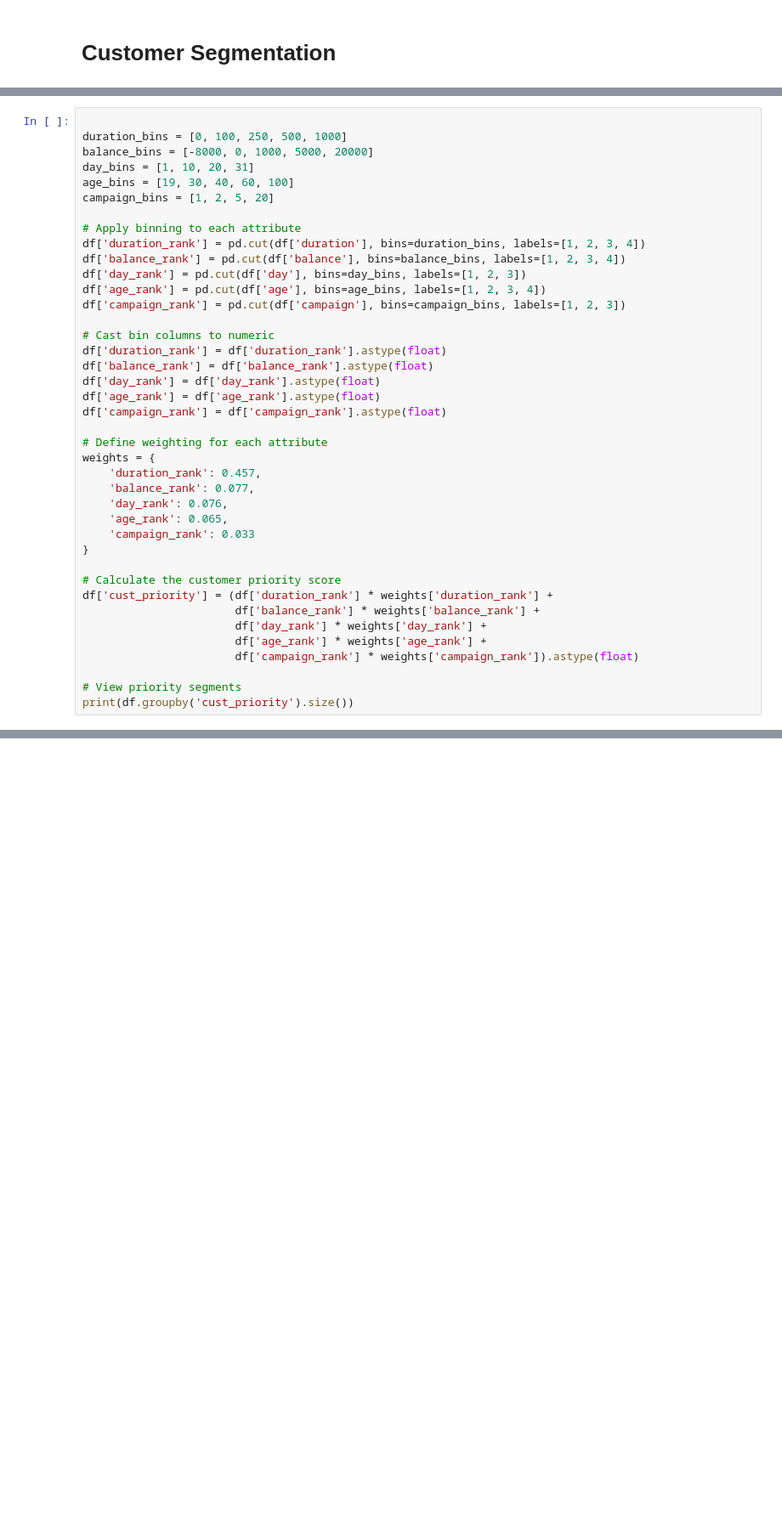
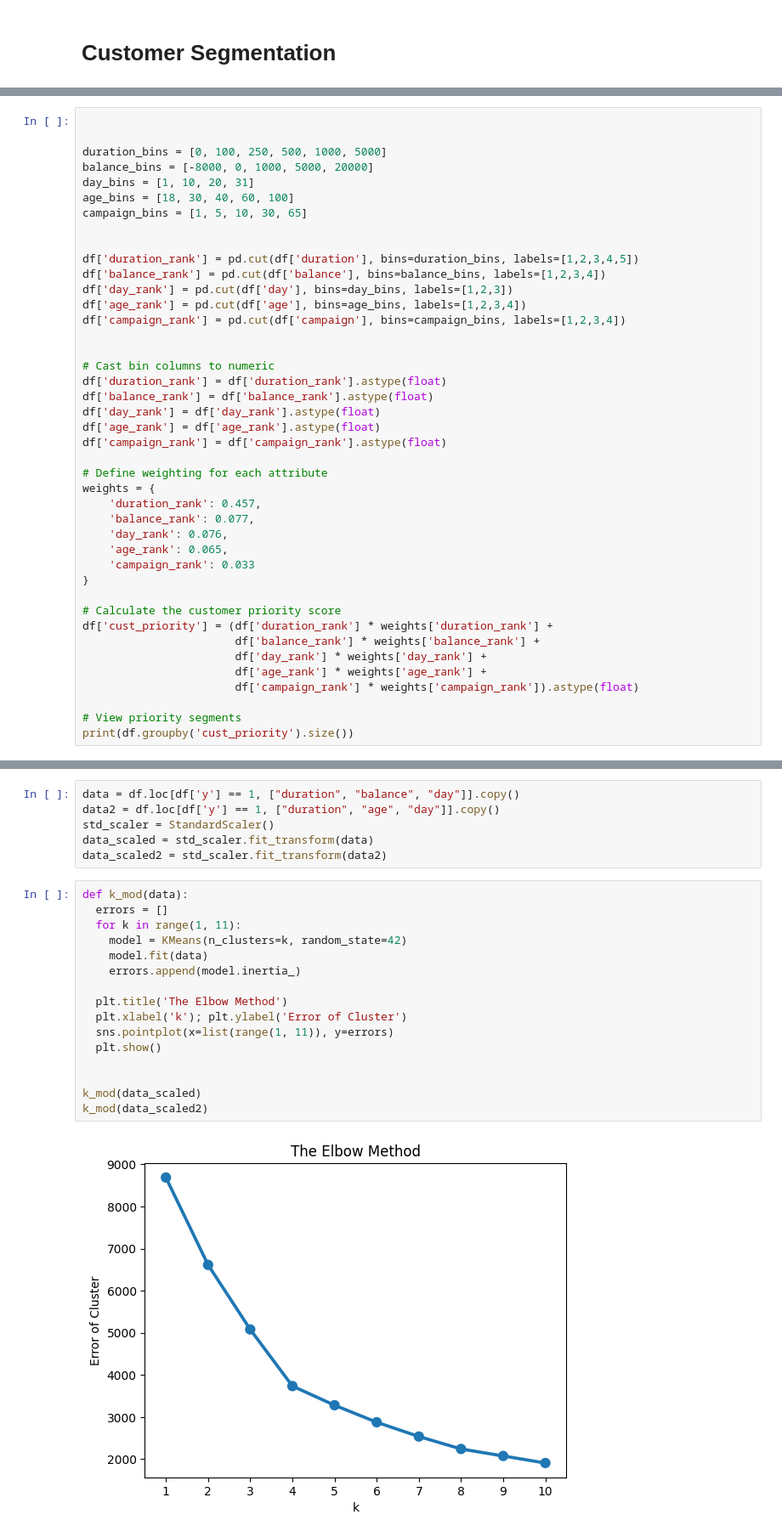
Before and after one commit to kuzhuppillil/4jwFB7LZrh7Mn9TT, a Jupyter notebook: Term_Deposit_Marketing.ipynb, the cells around one changed output, grey strips where cells are left out. Shown at 85% size. Saved outputs shown, nothing was run; the diff lists cells and outputs as text; blank space fills up the shorter version.

```diff
--- a/Term_Deposit_Marketing.ipynb
+++ b/Term_Deposit_Marketing.ipynb
@@ -821,17 +786,19 @@ ValueError: ignored
 # %%
 
-duration_bins = [0, 100, 250, 500, 1000]
+
+duration_bins = [0, 100, 250, 500, 1000, 5000]
 balance_bins = [-8000, 0, 1000, 5000, 20000]
 day_bins = [1, 10, 20, 31]
-age_bins = [19, 30, 40, 60, 100]
-campaign_bins = [1, 2, 5, 20]
+age_bins = [18, 30, 40, 60, 100]
+campaign_bins = [1, 5, 10, 30, 65]
 
-# Apply binning to each attribute
-df['duration_rank'] = pd.cut(df['duration'], bins=duration_bins, labels=[1, 2, 3, 4])
-df['balance_rank'] = pd.cut(df['balance'], bins=balance_bins, labels=[1, 2, 3, 4])
-df['day_rank'] = pd.cut(df['day'], bins=day_bins, labels=[1, 2, 3])
-df['age_rank'] = pd.cut(df['age'], bins=age_bins, labels=[1, 2, 3, 4])
-df['campaign_rank'] = pd.cut(df['campaign'], bins=campaign_bins, labels=[1, 2, 3])
+
+df['duration_rank'] = pd.cut(df['duration'], bins=duration_bins, labels=[1,2,3,4,5])
+df['balance_rank'] = pd.cut(df['balance'], bins=balance_bins, labels=[1,2,3,4])
+df['day_rank'] = pd.cut(df['day'], bins=day_bins, labels=[1,2,3])
+df['age_rank'] = pd.cut(df['age'], bins=age_bins, labels=[1,2,3,4])
+df['campaign_rank'] = pd.cut(df['campaign'], bins=campaign_bins, labels=[1,2,3,4])
+
 
 # Cast bin columns to numeric
 df['duration_rank'] = df['duration_rank'].astype(float)
@@ -884,0 +862,24 @@ df.head()
+# %%
+data = df.loc[df['y'] == 1, ["duration", "balance", "day"]].copy()
+data2 = df.loc[df['y'] == 1, ["duration", "age", "day"]].copy()
+std_scaler = StandardScaler()
+data_scaled = std_scaler.fit_transform(data)
+data_scaled2 = std_scaler.fit_transform(data2)
+# %%
+def k_mod(data):
+  errors = []
+  for k in range(1, 11):
+    model = KMeans(n_clusters=k, random_state=42)
+    model.fit(data)
+    errors.append(model.inertia_)
+
+  plt.title('The Elbow Method')
+  plt.xlabel('k'); plt.ylabel('Error of Cluster')
+  sns.pointplot(x=list(range(1, 11)), y=errors)
+  plt.show()
+
+
+k_mod(data_scaled)
+k_mod(data_scaled2)
+# %% [output]
+[figure, added]
```
Also changed, not shown: parts of 34 cells of this notebook.
